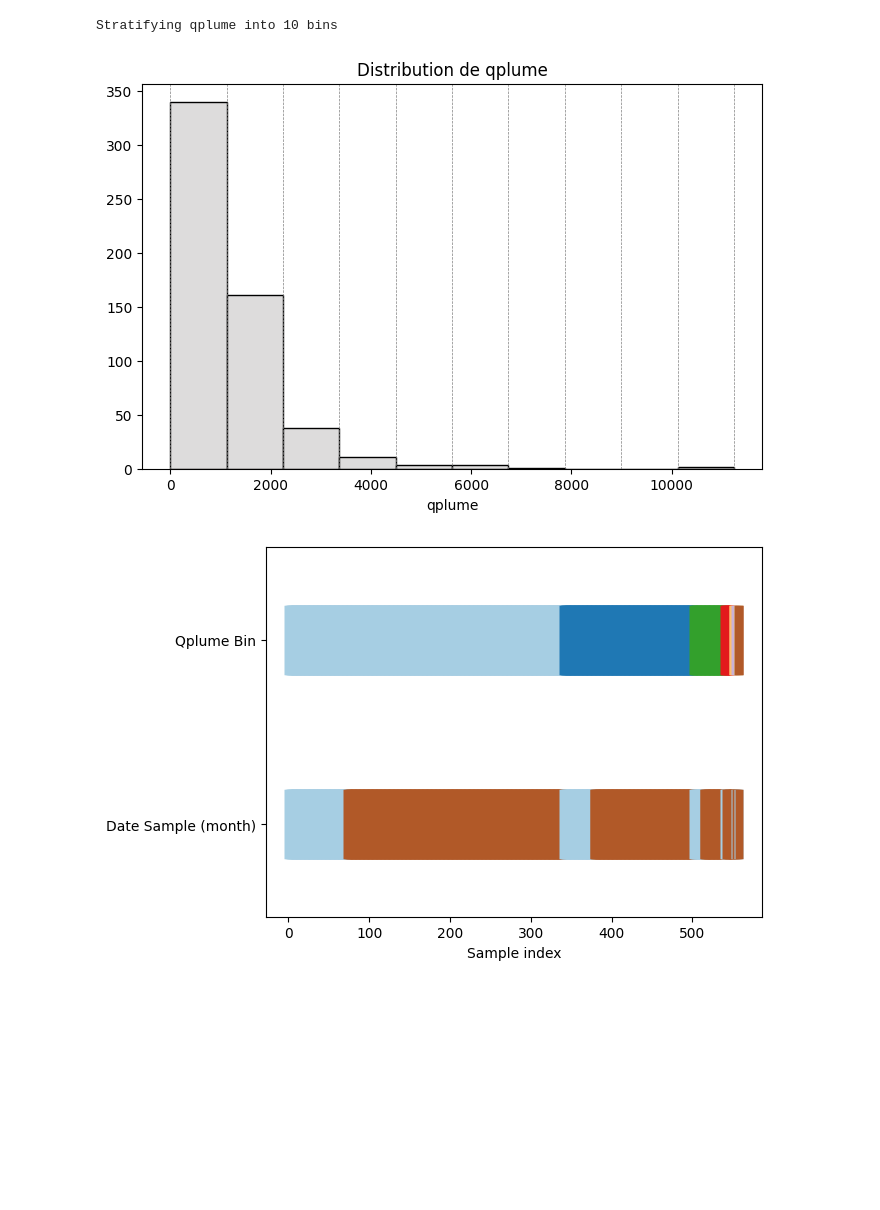
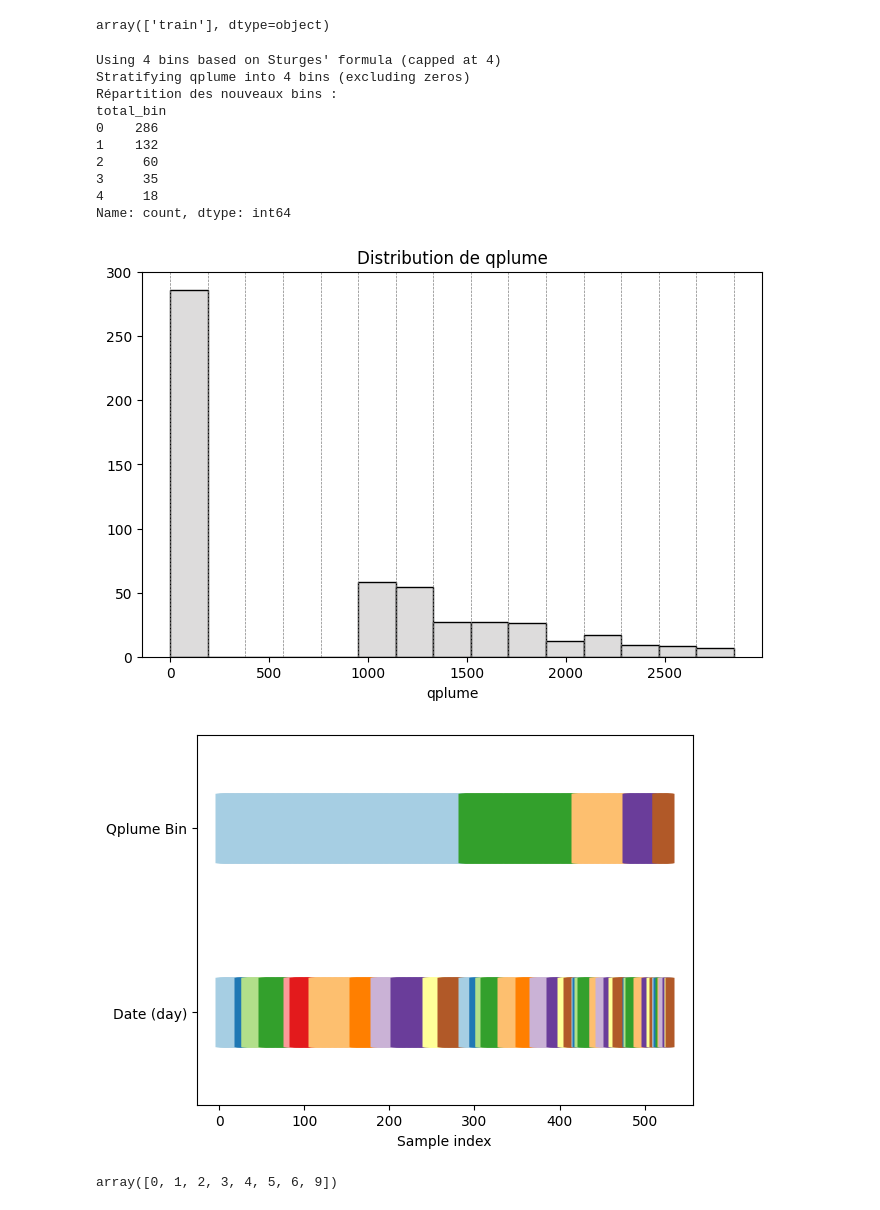
Before and after one commit to mathischmp/methane-detection-starcop, a Jupyter notebook: notebooks/data_exploration.ipynb, the cells around one changed output. Drawn from its saved outputs; the diff is of its cells as text; code cells hidden in the pictures; blank space fills up the shorter version.

```diff
--- a/notebooks/data_exploration.ipynb
+++ b/notebooks/data_exploration.ipynb
@@ -75,7 +99,8 @@ def maintain_same_sizes(im, ax, size='5%',pad=0.05):
     fig.delaxes(fig.axes[-1])
 # %%
 import pandas as pd
-csv_file = "train_easy.csv"
-df = pd.read_csv(csv_file)
+import os
+csv_path = os.path.join('..', 'data', f'STARCOP_train_easy', f'train_easy.csv')
+df = pd.read_csv(csv_path)
 df = df.sort_values(by=['qplume'], ascending=False)
 # %%
@@ -97,5 +118,7 @@ df
 # %%
 df['subset'].unique()
+# %% [output]
+array(['train'], dtype=object)
 # %%
 import matplotlib.pyplot as plt
 cmap_data = plt.cm.Paired
@@ -104,7 +127,7 @@ from sklearn.preprocessing import LabelEncoder
 import numpy as np
 import joypy
 
-num_bins = min(10, int(np.floor(1 + np.log2(len(df)))))
+""" num_bins = min(10, int(np.floor(1 + np.log2(len(df)))))
 print(f"Stratifying qplume into {num_bins} bins")
 
 df['total_bin'] = pd.cut(
@@ -112,15 +135,45 @@ df['total_bin'] = pd.cut(
     bins=num_bins,
     labels=False,
     duplicates='drop'  # Remove duplicate edges
-)
+) """
+
+def create_methane_bins(df, column='qplume'):
+
+    df = df.copy()
+
+    seuil_95 = df[column].quantile(0.95)
+    df = df[df[column] <= seuil_95].copy()
+
+    is_positive = df[column] > 0
+
+    n_bins =int(np.floor(1 + np.log2(len(is_positive))))
+    print(f"Using {n_bins} bins based on Sturges' formula")
 
 
+    df['total_bin'] = 0
+
+    if is_positive.any():
+        df.loc[is_positive, 'total_bin'] = pd.cut(
+            df.loc[is_positive, column],
+            bins=n_bins,
+            labels=False,
+            duplicates='drop'
+        ) + 1
+
+    return df
+
+
+num_bins = 15
+df = create_methane_bins(df)
+
+print("Répartition des nouveaux bins :")
+print(df['total_bin'].value_counts().sort_index())
 
 plt.figure(figsize=(8, 5))
-# plot the distribution of qplume
+
 plt.hist(df['qplume'].dropna(), bins=num_bins,
          color=cmap_cv(0.5), edgecolor='black')
-# optional: draw the bin edges if you like
+
 bin_edges = np.linspace(df['qplume'].min(), df['qplume'].max(), num_bins+1)
 for e in bin_edges:
     plt.axvline(e, color='gray', linestyle='--', linewidth=0.5)
@@ -155,41 +208,54 @@ def visualize_groups(classes, groups, name):
     ax.set(
         ylim=[-1, 5],
         yticks=[0.5, 3.5],
-        yticklabels=["Date Sample (month)", "Qplume Bin"],
+        yticklabels=["Date (day)", "Qplume Bin"],
         xlabel="Sample index",
     )
 
 
 
 df = df.sort_values("total_bin").reset_index(drop=True)
 df["date"] = pd.to_datetime(
     df["date"]
 )
 
-df["date"] = df["date"].dt.month
-state_order = sorted(df["total_bin"].unique())
+df["date"] = df["date"].dt.day
+bin_order = sorted(df["total_bin"].unique())
 
 train_sorted = (
     df
     .assign(
         total_bin=pd.Categorical(
             df["total_bin"],
-            categories=state_order,
+            categories=bin_order,
             ordered=True
         )
     )
     .sort_values(["total_bin", "date"])
     .reset_index(drop=True)
 )
 
 
 visualize_groups(
-    classes=train_sorted["total_bin"].cat.codes,
+    classes=train_sorted["total_bin"].astype("category").cat.codes,
     groups=train_sorted["date"].astype("category").cat.codes,
     name="Ordered by bin → Date"
 )
 # %% [output]
-Stratifying qplume into 10 bins
+Using 4 bins based on Sturges' formula (capped at 4)
+Stratifying qplume into 4 bins (excluding zeros)
+Répartition des nouveaux bins :
+total_bin
+0    286
+1    132
+2     60
+3     35
+4     18
+Name: count, dtype: int64
-[figure, old version]
+[figure, new version]
-[figure, old version]
+[figure, new version]
+# %%
+df['total_bin'].unique()
+# %% [output]
+array([0, 1, 2, 3, 4, 5, 6, 9])
 # %%
```
Also changed, not shown: parts of 9 cells of this notebook, 2 other files.
